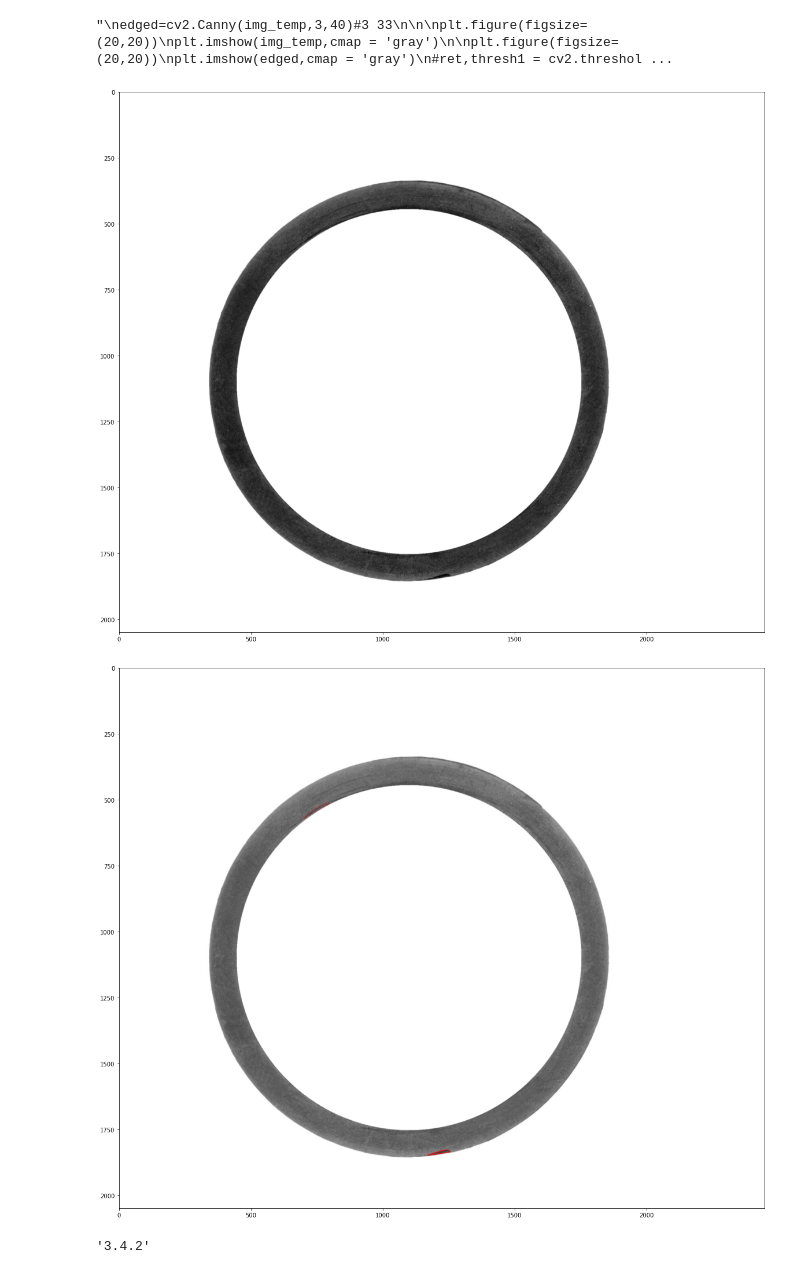
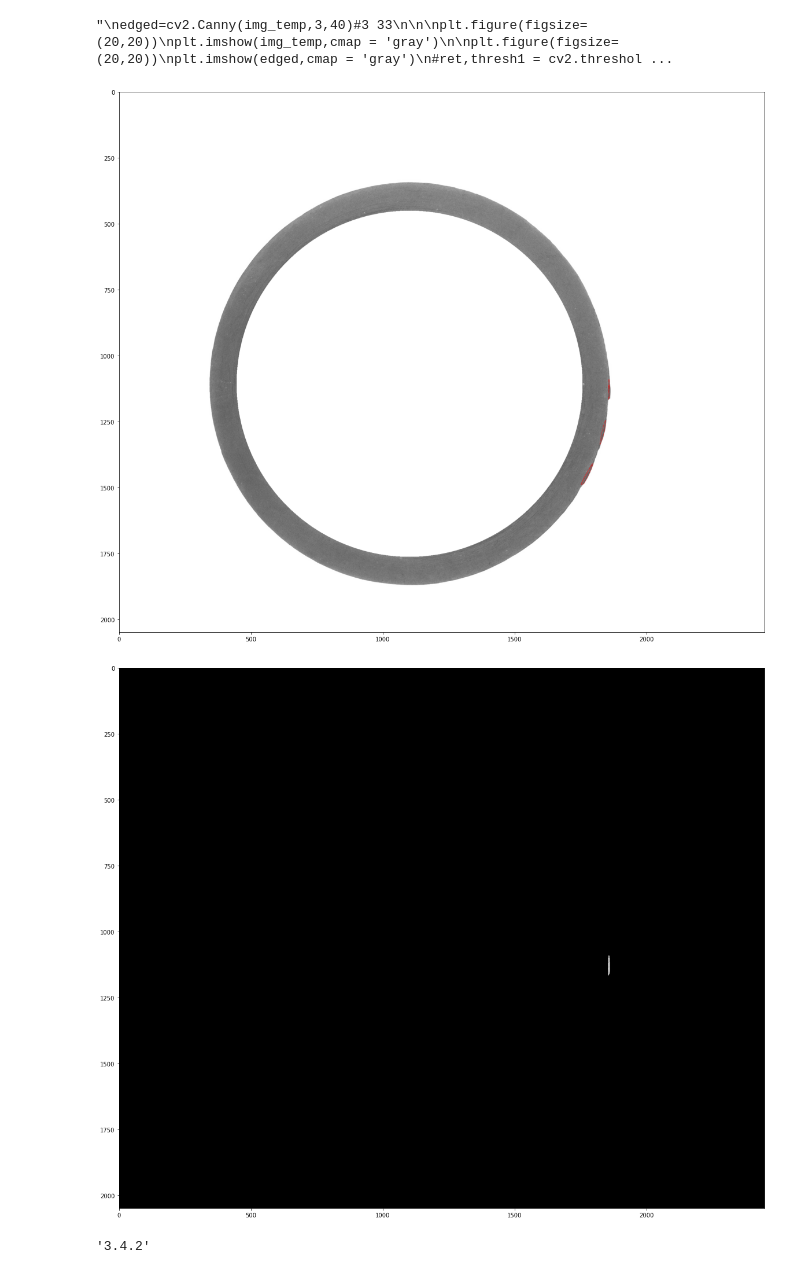
Before and after one commit to rex662624/ORing_Defect_Detection, a Jupyter notebook: SIFT.ipynb, the cells around one changed output. Saved outputs shown, nothing was run; the diff lists cells and outputs as text; code cells hidden in the pictures.

```diff
--- a/SIFT.ipynb
+++ b/SIFT.ipynb
@@ -190,14 +217,15 @@ img_temp = mask_innercicle(img_temp)
 #img_temp = cv2.blur(img_temp,(3,3))
 
 #clahe = cv2.createCLAHE(clipLimit=5.0, tileGridSize=(20,20))#cv2.createCLAHE(clipLimit=2.0, tileGridSize=(8,8))
-clahe = cv2.createCLAHE(clipLimit=2.0, tileGridSize=(5,5))
 
-img_temp = clahe.apply(img_temp)
+#clahe = cv2.createCLAHE(clipLimit=2.0, tileGridSize=(5,5))
+#clahe = cv2.createCLAHE(clipLimit=3.0, tileGridSize=(3,3))
 
-img_temp = cv2.blur(img_temp,(3,3))
+#img_temp = clahe.apply(img_temp)
 
-plt.figure(figsize=(20,20))
-plt.imshow(img_temp,cmap = 'gray')
+#img_temp = cv2.blur(img_temp,(3,3))
+
+
 #img_temp = img_temp - blur
 vis = img_temp.copy()
 #mser = cv2.MSER_create(_delta=5, _min_area=150,_max_variation=0.7)
@@ -205,24 +233,41 @@ vis = img_temp.copy()
 #mser = cv2.MSER_create(_delta=5, _min_area=250,_max_variation=0.5)
 
 
-
-mser = cv2.MSER_create(_delta=5, _min_area=150, _max_area = 800, _max_variation=0.7)
+mser = cv2.MSER_create(_delta=5, _min_area=120, _max_area = 800, _max_variation=1.2)
+#mser = cv2.MSER_create(_delta=5, _min_area=800,_max_variation=0.9)
+#mser = cv2.MSER_create(_delta=5, _min_area=800,_max_variation=0.5)
 #cv2.MSER_create(_delta=3, _min_area=100,_max_variation=0.3)
-#mser = cv2.MSER_create(_delta=3, _min_area=100,_max_variation=0.3)
+#mser = cv2.MSER_create(_delta=3, _min_area=100,_max_variation=0.5)
 regions = mser.detectRegions(img_temp)
-
-#print(regions)
 
 
 hulls = [cv2.convexHull(p.reshape(-1, 1, 2)) for p in regions[0]]
 #print(np.array(hulls[0]))
-vis = cv2.cvtColor(vis,cv2.COLOR_GRAY2RGB)
+vis_rgb = cv2.cvtColor(vis,cv2.COLOR_GRAY2RGB)
 
-cv2.polylines(vis, hulls, 1, (255, 0, 0))
+cv2.polylines(vis_rgb, hulls, 1, (255, 0, 0))
+#############find average intensity in poly####################
+
+print(np.array(hulls).shape)
+
+mask = np.zeros_like(vis)
+mask = cv2.fillPoly(mask, [hulls[4]],1)
+mask_vis = vis*mask
+
+mean_in_poly = np.average(vis,weights = mask)
+min_in_poly = np.min(mask_vis[mask_vis>0])
+max_in_poly = np.max(mask_vis[mask_vis>0])
+std_in_poly = np.std(mask_vis[mask_vis>0])
+print(mean_in_poly, " ",min_in_poly," ",max_in_poly," ",std_in_poly)
+
+##############################################################
 #print(hulls)
 
 plt.figure(figsize=(20,20))
-plt.imshow(vis,cmap = 'gray')
+plt.imshow(vis_rgb)
+
+plt.figure(figsize=(20,20))
+plt.imshow(mask_vis,cmap = 'gray')
 
 '''
 edged=cv2.Canny(img_temp,3,40)#3 33
@@ -249,4 +294,5 @@ img=cv2.drawKeypoints(img_temp,kp,img_temp,flags=cv2.DRAW_MATCHES_FLAGS_DRAW_RIC
 plt.figure(figsize=(20,20))
 plt.imshow(img,cmap = 'gray')
 '''
+#119.73475609756098   91   171   12.95472774223646
 # %% [output]
@@ -255,3 +303,3 @@ plt.imshow(img,cmap = 'gray')
 "\nedged=cv2.Canny(img_temp,3,40)#3 33\n\n\nplt.figure(figsize=(20,20))\nplt.imshow(img_temp,cmap = 'gray')\n\nplt.figure(figsize=(20,20))\nplt.imshow(edged,cmap = 'gray')\n#ret,thresh1 = cv2.threshol ...
-[figure, old version]
+[figure, new version]
-[figure, old version]
+[figure, new version]
```
Also changed, not shown: parts of 7 cells of this notebook, 2 other files.
